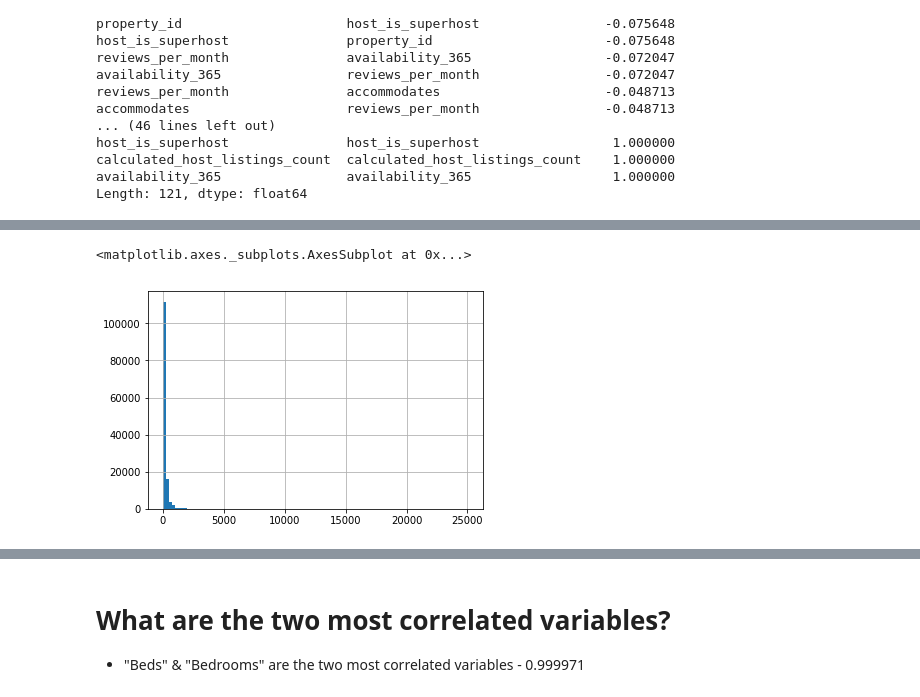
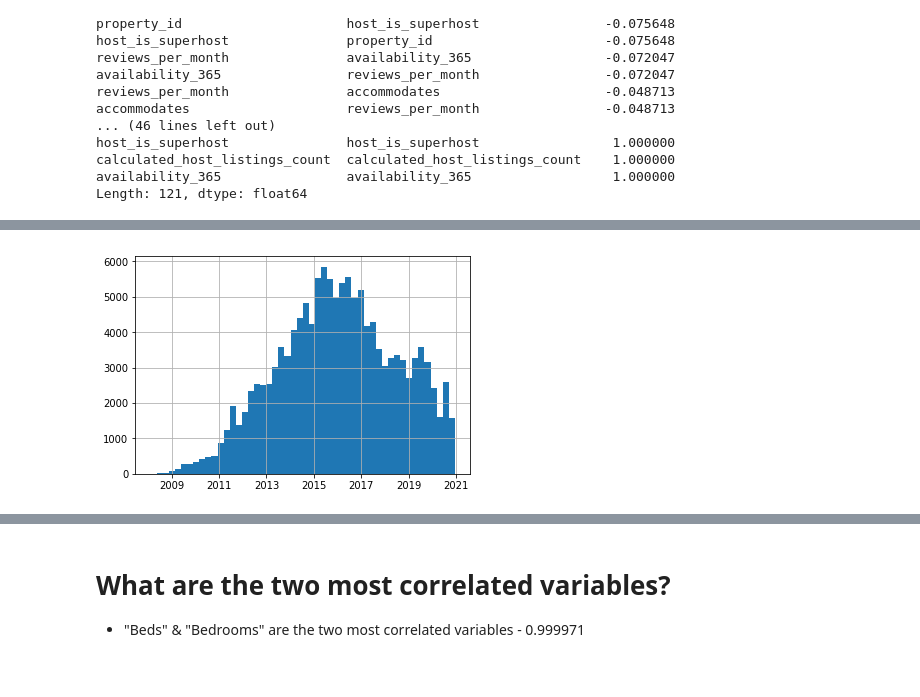
Before and after one commit to neelfx/AirBnB, a Jupyter notebook: airbnb_analysis.ipynb, the cells around one changed output, grey strips where cells are left out. Drawn from its saved outputs; the diff is of its cells as text; code cells hidden in the pictures.

```diff
--- a/airbnb_analysis.ipynb
+++ b/airbnb_analysis.ipynb
@@ -329,6 +295,5 @@ TypeError: set() does not take keyword arguments
 # %%
-#sns.displot(df['price'])
-df['price'].hist(bins=100)
+
+df['host_since'].hist(bins=50);
 # %% [output]
-<matplotlib.axes._subplots.AxesSubplot at 0x...>
-[figure, old version]
+[figure, new version]
```
Also changed, not shown: parts of 32 cells of this notebook, 5 other files.
